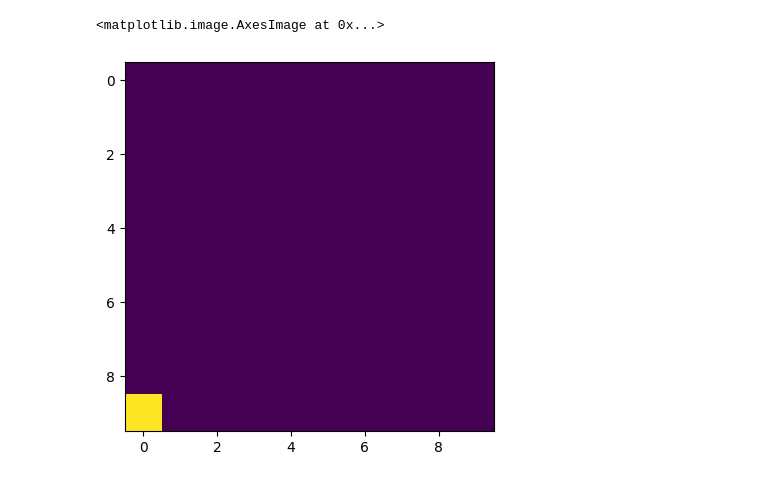
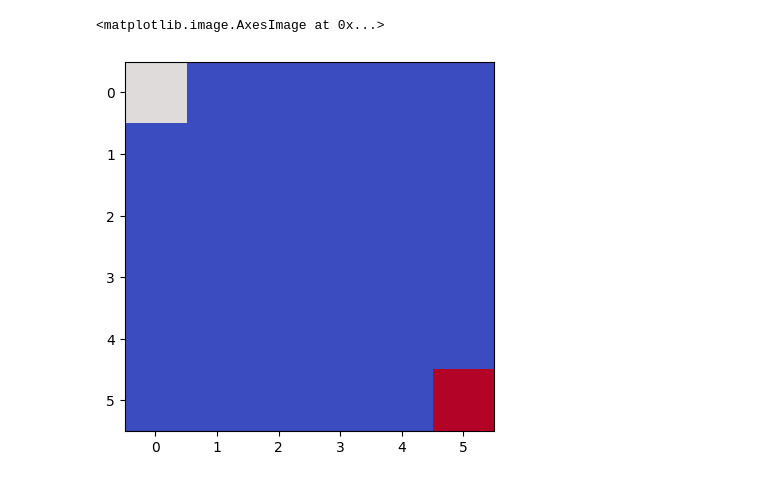
Before and after one commit to Ecook46/SIDEWALK, a Jupyter notebook: code/Driving/RobotSim.ipynb, the cells around one changed output. Drawn from its saved outputs; the diff is of its cells as text; code cells hidden in the pictures.

```diff
--- a/code/Driving/RobotSim.ipynb
+++ b/code/Driving/RobotSim.ipynb
@@ -9,5 +6,2 @@ grid[dim1-1,0] = 1 #starting location
-# %%
-plt.imshow(grid)
-# %% [output]
-<matplotlib.image.AxesImage at 0x...>
-[figure, removed]
+# %%
+dim = 6
@@ -13,0 +110,7 @@ plt.imshow(grid)
+# %%
+env = RobotEnv()
+env.reset()
+plt.imshow(env.render(),cmap='coolwarm')
+# %% [output]
+<matplotlib.image.AxesImage at 0x...>
+[figure, added]
```
Also changed, not shown: parts of 14 cells of this notebook.
